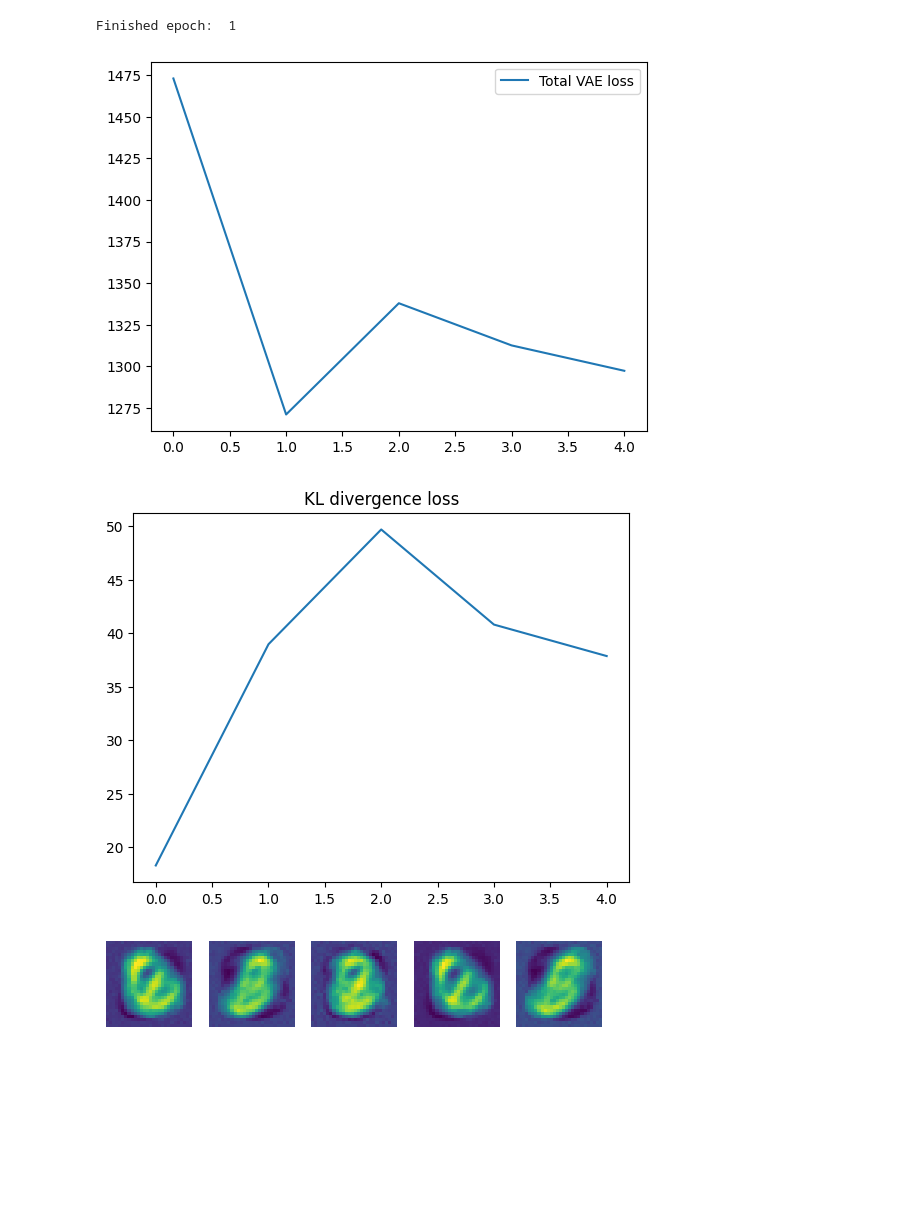
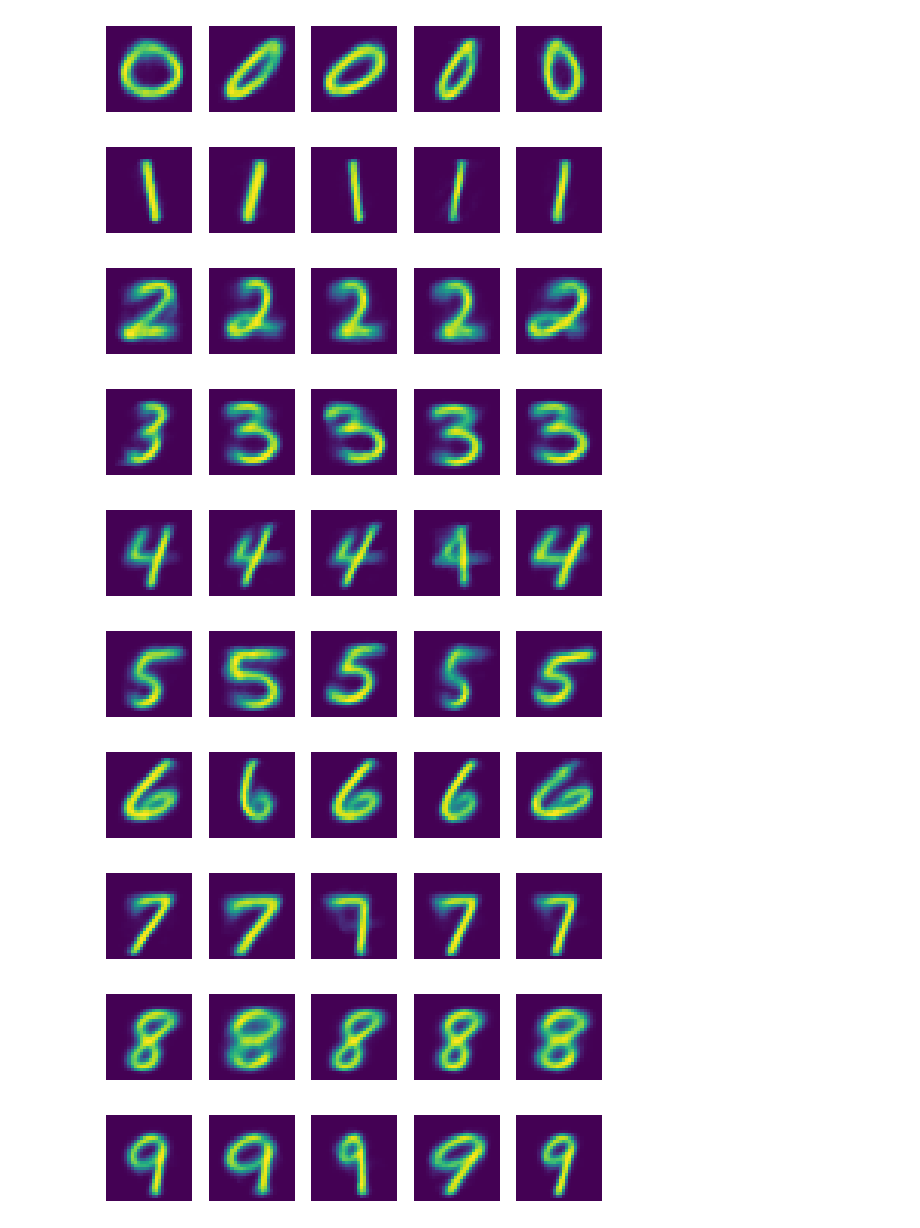
Before and after one commit to FederatedRP2024Delft/GenFL, a Jupyter notebook: src/jupyter_notebook/mnist_cvae.ipynb, the cells around one changed output. Drawn from its saved outputs; the diff is of its cells as text; code cells hidden in the pictures; blank space fills up the shorter version.

Commit message:
local gen model evaluation

```diff
--- a/src/jupyter_notebook/mnist_cvae.ipynb
+++ b/src/jupyter_notebook/mnist_cvae.ipynb
@@ -72,14 +63,14 @@ torch.Size([60000])
 # parameters
 model = "cvae"
 dataset = "mnist"
-batch_size = 32
-epoch = 1
-learning_rate = 0.01
+batch_size = 64
+epoch = 10
+learning_rate = 0.001
 
-model_path = f"/home/neo/projects/RP_data/models/{model}_{dataset}_{batch_size}_{epoch}_{learning_rate}_{num_users}_{dirichlet_beta}.pt"
+model_path = f"/home/neo/projects/RP_data/models/{model}_{dataset}_{batch_size}_{epoch}_{learning_rate}.pt"
 
 # TODO: save plotting results
-if False:
+if os.path.exists(model_path):
     vae = load(model_path)
 else:
     vae = ConditionalVae(dim_encoding=2).to(device)
@@ -108,15 +99,21 @@ else:
         vae_loss_li=vae_loss_li,
         kl_loss_li=np_kl_loss_li
     )
-# %% [output]
-Finished epoch:  1
-[figure, removed]
-[figure, removed]
 # %%
-images = vae.generate_data(n_samples=5, target_label=1)
-plot_image(images)
+for i in range(10):
+    images = vae.generate_data(n_samples=5, target_label=i)
+    plot_image(images)
 # %% [output]
-[figure, old version]
+[figure, new version]
+[figure, added]
+[figure, added]
+[figure, added]
+[figure, added]
+[figure, added]
+[figure, added]
+[figure, added]
+[figure, added]
+[figure, added]
 # %%
 # train classifier for performance evaluation
 model = "classifier"
```
Also changed, not shown: parts of 4 cells of this notebook, 1 other file.
